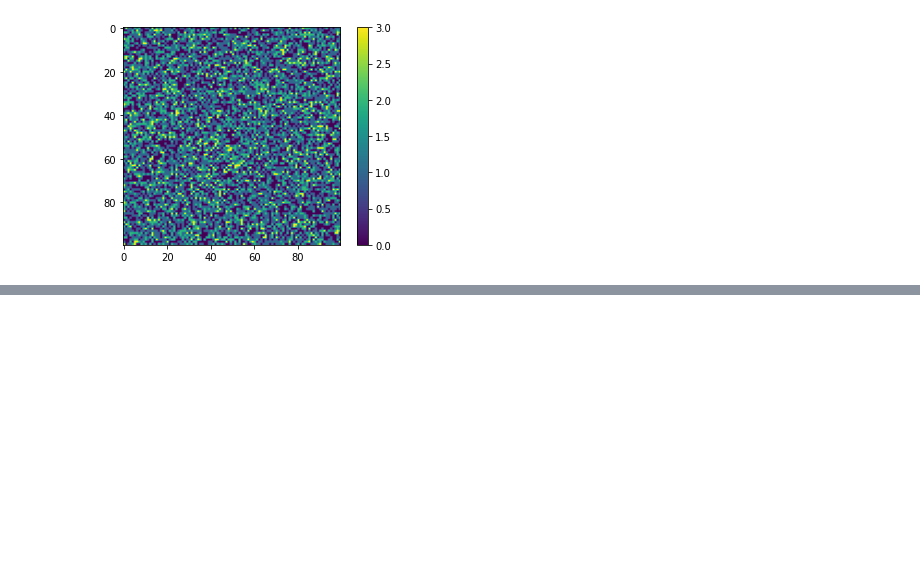
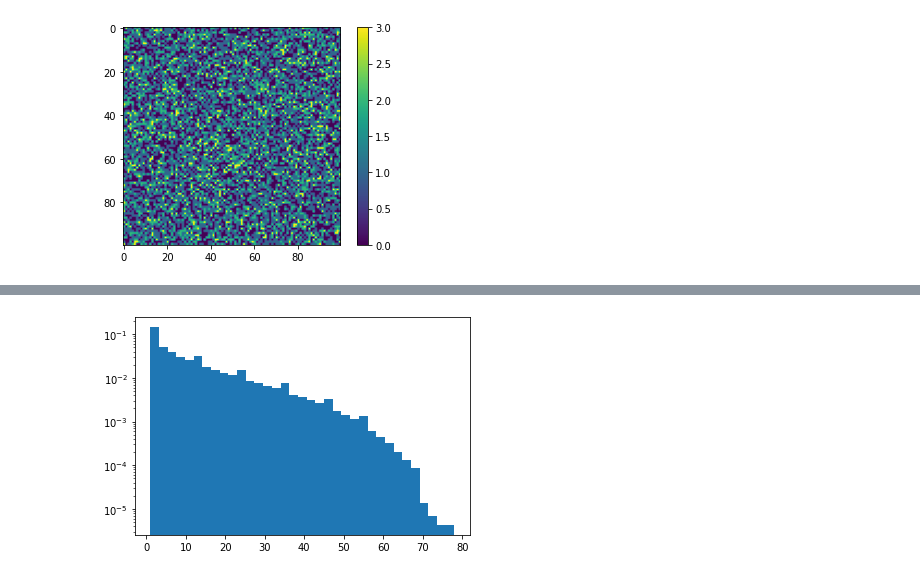
Before and after one commit to adws2/non_equilibrium_simulation, a Jupyter notebook: Sandpile model/sandpile model.ipynb, the cells around one changed output, grey strips where cells are left out. Cells and saved outputs as stored; diff of their text form; code cells hidden in the pictures; blank space fills up the shorter version.

```diff
--- a/Sandpile model/sandpile model.ipynb
+++ b/Sandpile model/sandpile model.ipynb
@@ -96,13 +122,16 @@ plt.show()
 
 N = 50
 X = np.random.choice((0,1,2,3),size = (N+2,N+2))
-T = np.arange(10000)
+T = np.arange(500000)
+avalanches_array = []
 for t in T:
     i,j = np.random.choice(N,size = 2,replace = False)
     X[i,j] += 1
     X[:,-1] , X[:,0], X[0,:], X[-1,:] = 0,0,0,0
 
+    avalanche = 0.
     while np.any(X[1:N+1,1:N+1]>=4):
+        avalanche += 1
         I,J = np.where(X[1:N+1,1:N+1]>=4)
         X[I+1,J+1] = 0
         X[(I+2)%N,J] += 1
@@ -110,9 +139,4 @@ for t in T:
         X[I,(J+2)%N] += 1
         X[I,(J)%N] += 1
 
-
-    plt.imshow(X)
-    plt.xlim(1,N-1)
-    plt.ylim(1,N-1)
-    plt.colorbar()
-    plt.show()
+        avalanches_array.append(avalanche)
@@ -132,0 +143,7 @@ for t in T:
+# %%
+plt.hist(avalanches_array,bins = 35,density = True)
+plt.yscale('log')
+#plt.xscale('log')
+plt.show()
+# %% [output]
+[figure, added]
```
Also changed, not shown: parts of 4 cells of this notebook, 9 other files.
